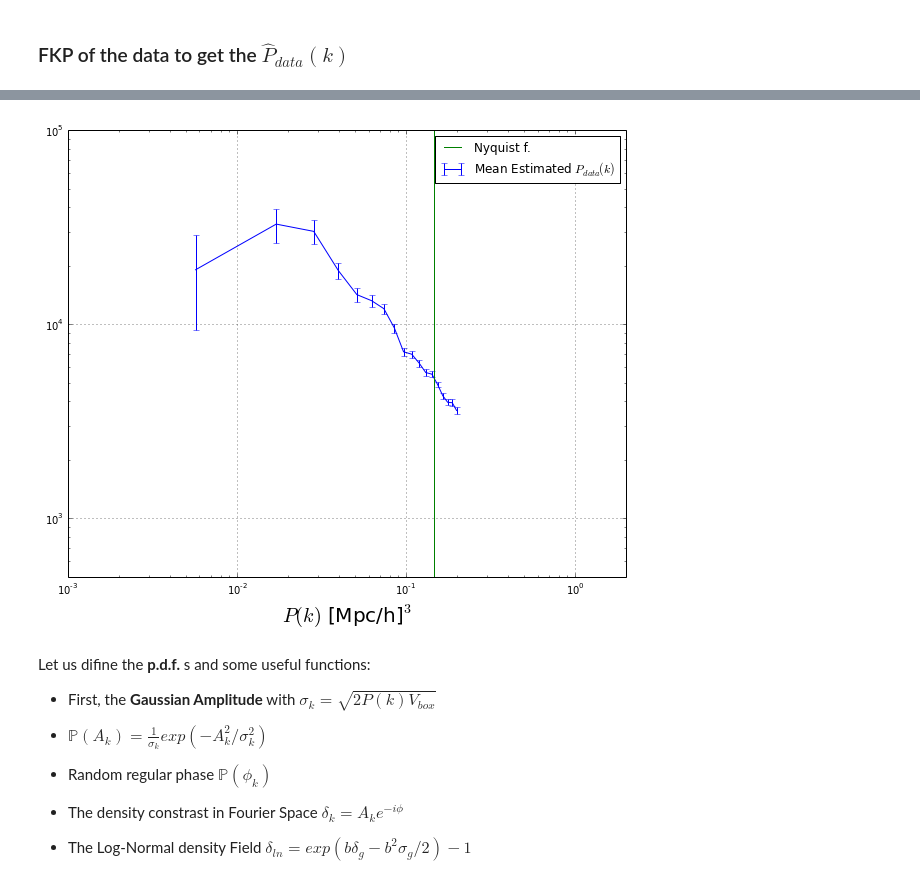
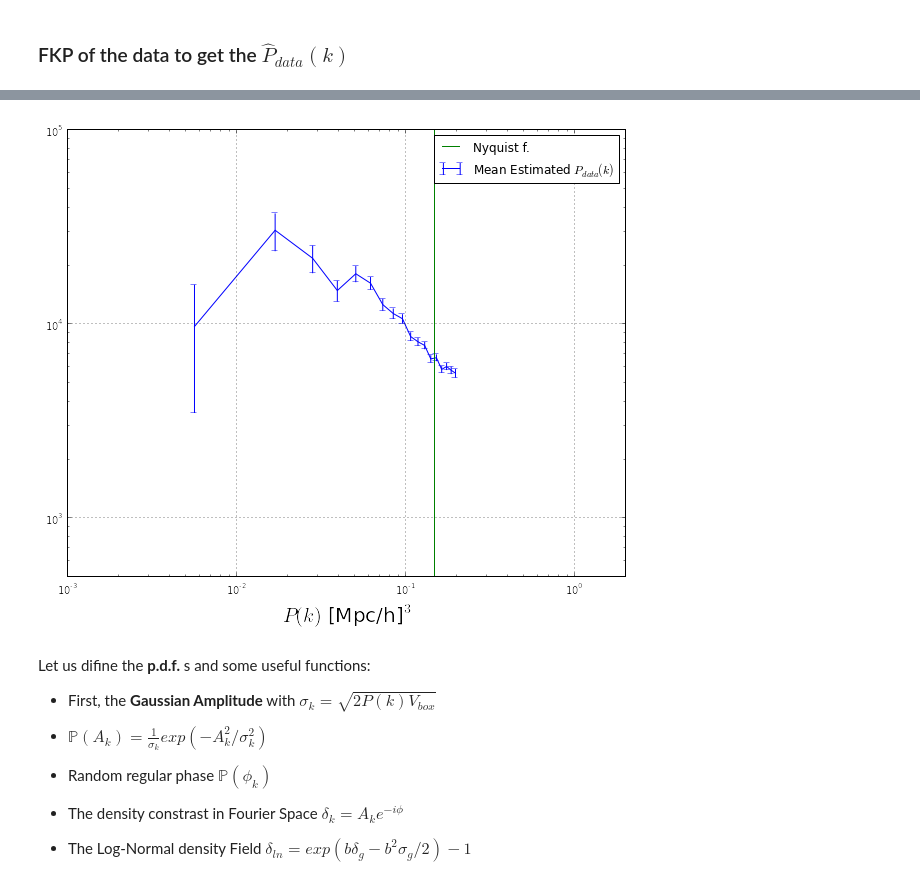
Before and after one commit to arthurmloureiro/MCMaps, a Jupyter notebook: MCMaps.ipynb, the cells around one changed output, grey strips where cells are left out. Saved outputs shown, nothing was run; the diff lists cells and outputs as text; code cells hidden in the pictures.

```diff
--- a/MCMaps.ipynb
+++ b/MCMaps.ipynb
@@ -22,3 +21,0 @@ import uuid
-# %%
-map_file, cell_size, n_x, n_y, n_z, num_realiz, bias, num_bins, n_bar, realiz_type = np.loadtxt('input.dat', dtype=str)
-cell_size = float(cell_size); n_x=int(n_x); n_y=int(n_y); n_z=int(n_z); num_realiz=int(num_realiz); bias=float(bias) ; num_bins=int(num_bins); realiz_type = int(realiz_type); n_bar = float(n_bar);
@@ -48,9 +49,9 @@ Generating the k-space Grid...
 # %% [markdown]
 ### Generating the Bins Matrix $M^a_{ijl}$
 # %%
-kk_bar = np.fft.fftfreq(n_x)
-kminbar = np.min(abs(kk_bar))
+nn = int(np.sqrt(n_x**2 + n_y**2 + n_z**2))
+kk_bar = np.fft.fftfreq(nn)
 kmaxbar = np.sqrt(1.7)*np.max(abs(kk_bar))
 dk_bar = kmaxbar/(num_bins+0.0001)*np.ones(num_bins)
 k_bar = (dk_bar/2)+np.linspace(0.,kmaxbar-dk_bar[2],num_bins)
-%time M = np.asarray([0.5*(np.sign((k_bar[a]+dk_bar[a]/2)-grid.grid_k[:,:,:n_x/2+1])+1.)*0.5*(np.sign(grid.grid_k[:,:,:n_x/2+1]-(k_bar[a]-dk_bar[a]/2))+1.)for a in range(len(k_bar))])
+M = np.asarray([0.5*(np.sign((k_bar[a]+dk_bar[a]/2)-grid.grid_k[:,:,:n_z/2+1])+1.)*0.5*(np.sign(grid.grid_k[:,:,:n_z/2+1]-(k_bar[a]-dk_bar[a]/2))+1.)for a in range(len(k_bar))])
@@ -88,7 +86,7 @@ pl.show()
 %%time
 def n_bar_func(gridr,a_,b_):
     return a_*np.exp(-b_*gridr)
-n_bar_matrix_fid = n_bar_func(grid.grid_r, n_bar,0.01)
+n_bar_matrix_fid = n_bar_func(grid.grid_r, 8.0,0.04)
 pl.imshow(n_bar_matrix_fid[2])
 pl.colorbar()
 # %% [output]
@@ -98,2 +96,8 @@ Wall time: 71.5 ms
 # %% [markdown]
 ### FKP of the data to get the $\hat{P}_{data}(k)$
+# %%
+%%time
+fkp_stuff = fkpc.fkp_init(num_bins,n_bar_matrix_fid,bias,cell_size,n_x,n_y,n_z,M)
+FKP1 = fkp_stuff.fkp(Map)
+P_data = fkp_stuff.P_ret.real
+Sigma_data = fkp_stuff.sigma.real/10
@@ -100,10 +107,4 @@ Wall time: 71.5 ms
 # %%
-%%time
-fkp_stuff = fkpc.fkp_init(num_bins,n_bar_matrix_fid,bias,cell_size,n_x,M)
-FKP = fkp_stuff.fkp(Map)
-P_data = fkp_stuff.P_ret.real
-Sigma_data = fkp_stuff.sigma.real/10
-
 pl.figure('P(k) zoom',figsize=(10,8))
 pl.loglog()
 pl.xlim(1E-3,2.0)
@@ -111,7 +112,6 @@ pl.ylim(5E2,1E5)
 pl.errorbar(k_bar*(2.*np.pi*n_x/L_x),P_data,yerr=Sigma_data,label='Mean Estimated $P_{data}(k)$')
 #pl.errorbar(k_bar*(2.*np.pi*n_x/L_x),P_av,yerr=P_avsig,label='Mean Estimated P(k) 2')
 #pl.errorbar(k_bar*(2.*np.pi*n_x/L_x),P_av,yerr=P_avsig/10.,label='Mean Estimated P(k) 2/10')
-
 #pl.plot(k[:],fkp_stuff.P_ret2[:])#*2800)
 pl.xlabel(r'$k$ [h/Mpc]',fontsize=20)
 pl.xlabel(r'$P(k)$ [Mpc/h]$^3$',fontsize=20)
@@ -124,4 +123,4 @@ Wall time: 59 ms
-[figure, old version]
+[figure, new version]
 # %% [markdown]
 Let us difine the **p.d.f.** s and some useful functions:
 
```
Also changed, not shown: parts of 33 cells of this notebook, 3 other files.
